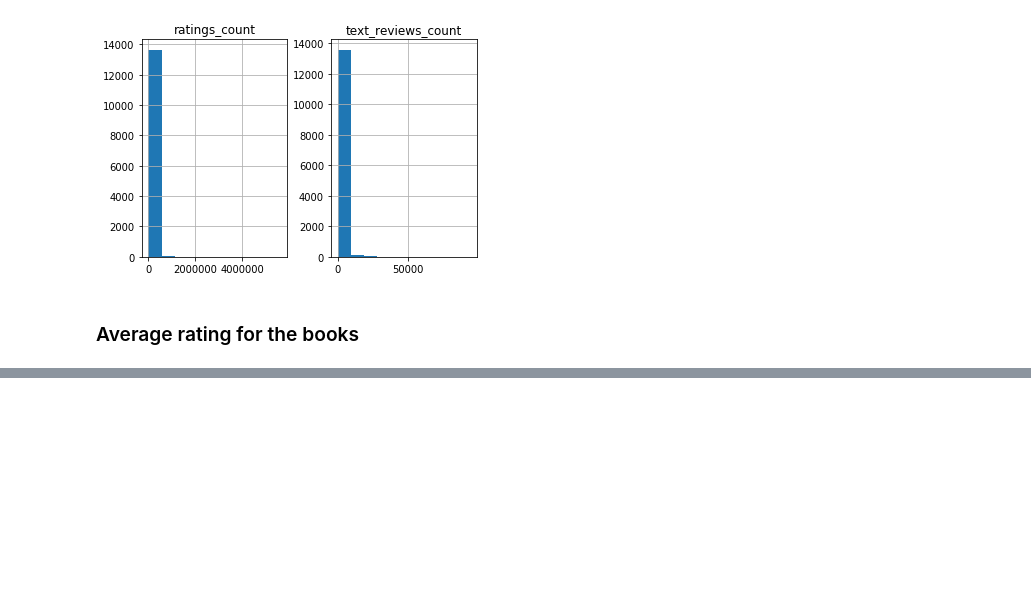
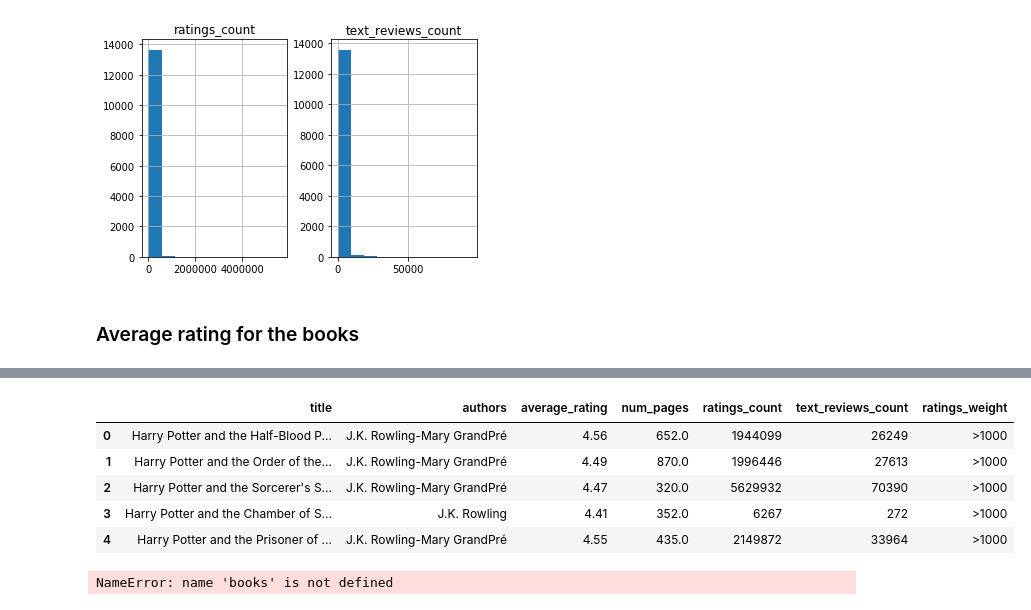
Before and after one commit to meghazavar/goodreads_book_recommender, a Jupyter notebook: code/EDA.ipynb, the cells around one changed output, grey strips where cells are left out. Saved outputs shown, nothing was run; the diff lists cells and outputs as text; code cells hidden in the pictures; blank space fills up the shorter version.

```diff
--- a/code/EDA.ipynb
+++ b/code/EDA.ipynb
@@ -47,0 +85,6 @@ dtype: object
+# %%
+#Drop columns that are not relevant for the recommender
+#Dropping the last corrupted columns which has only handful of values
+books = books.drop(['book_id','best_book_id','work_id','isbn13','language_code','isbn',
+                    'books_count','work_ratings_count','work_text_reviews_count',
+                    'image_url','small_image_url'], axis =1)
@@ -201,0 +228,17 @@ https://github.com/minrk/ipython_extensions
+# %%
+# TOP 10 books highly rated books
+#books['average_rating'] >4.5
+
+#remove outliers?
+books.head()
+# %% [output]
+|  | title | authors | average_rating | num_pages | ratings_count | text_reviews_count | ratings_weight |
+| 0 | Harry Potter and the Half-Blood P... | J.K. Rowling-Mary GrandPré | 4.56 | 652.0 | 1944099 | 26249 | >1000 |
+| 1 | Harry Potter and the Order of the... | J.K. Rowling-Mary GrandPré | 4.49 | 870.0 | 1996446 | 27613 | >1000 |
+| 2 | Harry Potter and the Sorcerer's S... | J.K. Rowling-Mary GrandPré | 4.47 | 320.0 | 5629932 | 70390 | >1000 |
+| 3 | Harry Potter and the Chamber of S... | J.K. Rowling | 4.41 | 352.0 | 6267 | 272 | >1000 |
+| 4 | Harry Potter and the Prisoner of ... | J.K. Rowling-Mary GrandPré | 4.55 | 435.0 | 2149872 | 33964 | >1000 |
+# %%
+books.to_csv("../data/cleaned_books.csv", index=False)
+# %% [output]
+NameError: name 'books' is not defined
```
Also changed, not shown: parts of 38 cells of this notebook, 5 other files.
